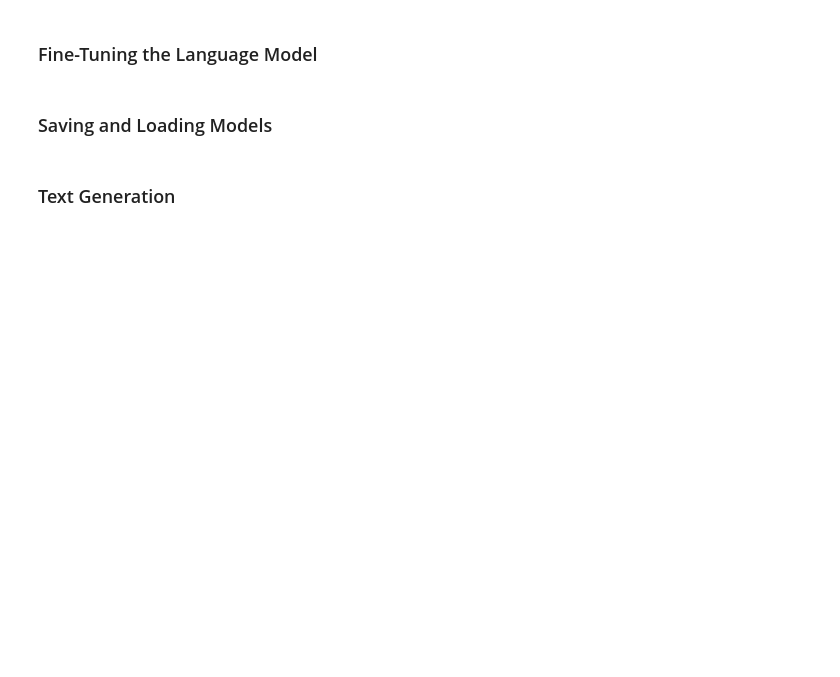
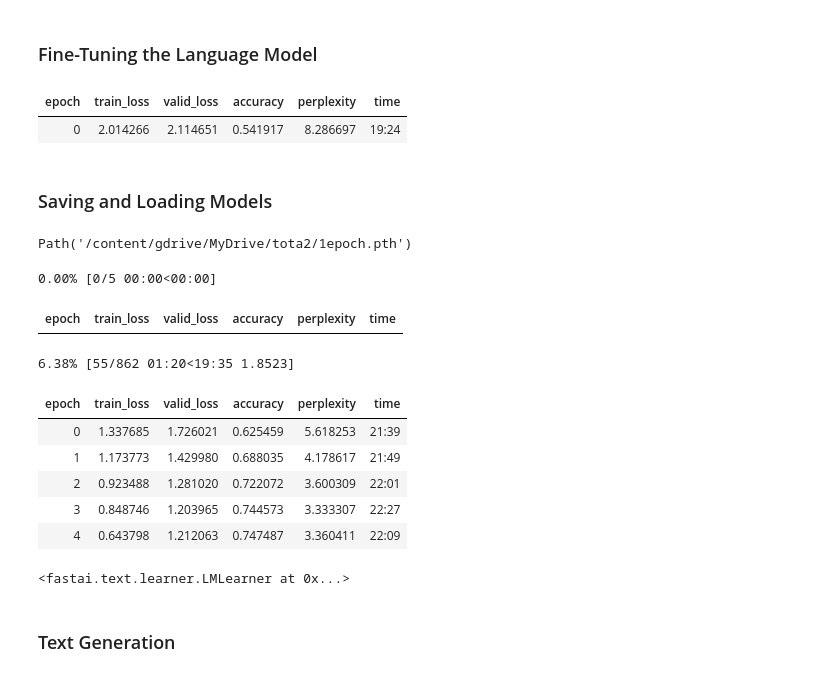
Before and after one commit to ml24330/trade, a Jupyter notebook: Data Labelling/NLP Transfer Learning.ipynb, the cells around one changed output. Drawn from its saved outputs; the diff is of its cells as text; code cells hidden in the pictures; blank space fills up the shorter version.

```diff
--- a/Data Labelling/NLP Transfer Learning.ipynb
+++ b/Data Labelling/NLP Transfer Learning.ipynb
@@ -19,0 +14,4 @@ dls_lm = DataBlock(
+# %%
+df = pd.read_csv("/content/gdrive/MyDrive/tota2/labelled.csv")
+df = df.loc[:,'Identifier':'Niceness']
+df = df.set_index("Identifier")
@@ -19,0 +20,2 @@ dls_lm = DataBlock(
+# %%
+dls_lm = TextDataLoaders.from_df(df, valid_pct = 0.1, is_lm = True)
@@ -27,16 +35,35 @@ learn = language_model_learner(
     metrics=[accuracy, Perplexity()]).to_fp16()
 # %%
 learn.fit_one_cycle(1, 2e-2)
+# %% [output]
+| epoch | train_loss | valid_loss | accuracy | perplexity | time |
+| 0 | 2.014266 | 2.114651 | 0.541917 | 8.286697 | 19:24 |
 # %% [markdown]
 ### Saving and Loading Models
 # %%
-learn.save('1epoch')
+learn.save('/content/gdrive/MyDrive/tota2/models/1epoch')
+# %% [output]
+Path('/content/gdrive/MyDrive/tota2/1epoch.pth')
 # %%
-learn = learn.load('1epoch')
+learn = learn.load('/content/gdrive/MyDrive/tota2/1epoch')
 # %%
 learn.unfreeze()
 learn.fit_one_cycle(5, 2e-3)
-learn.save_encoder('5-finetuned')
+learn.save_encoder('/content/gdrive/MyDrive/tota2/5-finetuned')
+# %% [output]
+0.00% [0/5 00:00<00:00]
+| epoch | train_loss | valid_loss | accuracy | perplexity | time |
+6.38% [55/862 01:20<19:35 1.8523]
+| epoch | train_loss | valid_loss | accuracy | perplexity | time |
+| 0 | 1.337685 | 1.726021 | 0.625459 | 5.618253 | 21:39 |
+| 1 | 1.173773 | 1.429980 | 0.688035 | 4.178617 | 21:49 |
+| 2 | 0.923488 | 1.281020 | 0.722072 | 3.600309 | 22:01 |
+| 3 | 0.848746 | 1.203965 | 0.744573 | 3.333307 | 22:27 |
+| 4 | 0.643798 | 1.212063 | 0.747487 | 3.360411 | 22:09 |
+# %%
+learn.load_encoder('/content/gdrive/MyDrive/tota2/5-finetuned')
+# %% [output]
+<fastai.text.learner.LMLearner at 0x...>
 # %%
 learn.fit_one_cycle(3, 2e-3)
 learn.save_encoder('8-finetuned')
```
Also changed, not shown: parts of 31 cells of this notebook.
